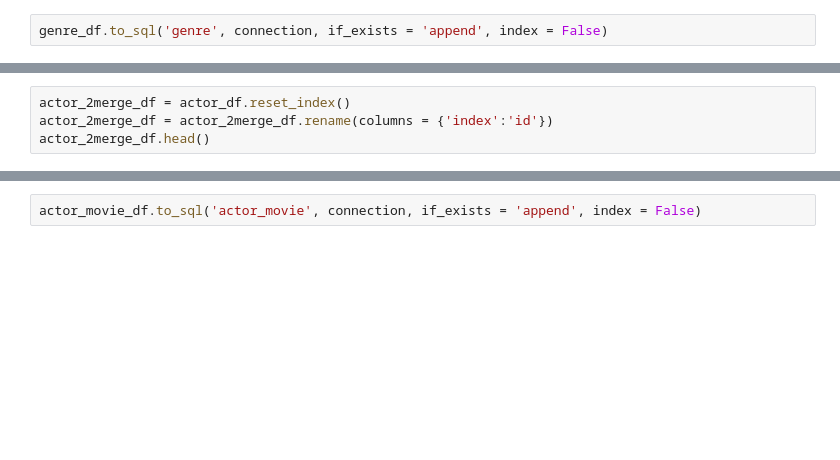
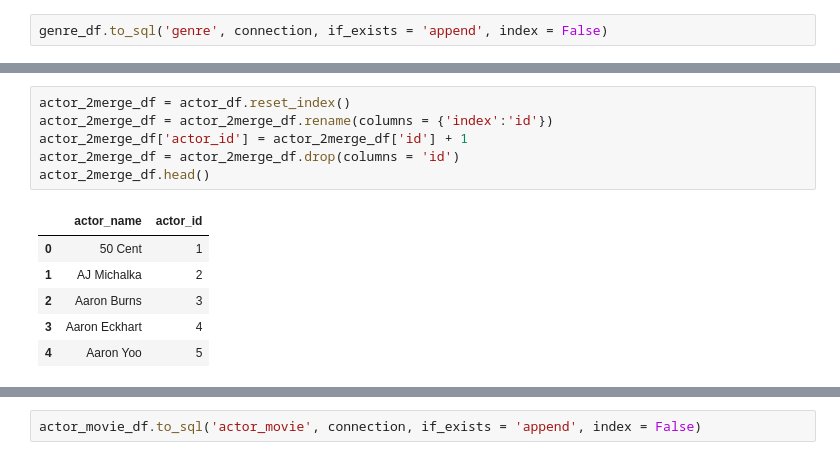
Before and after one commit to LSceleste/Movie-Data-Project, a Jupyter notebook: Create_Database.ipynb, the cells around one changed output, grey strips where cells are left out. Drawn from its saved outputs; the diff is of its cells as text; blank space fills up the shorter version.

```diff
--- a/Create_Database.ipynb
+++ b/Create_Database.ipynb
@@ -232,7 +287,16 @@ actorlist_df.head()
 # %%
 actor_2merge_df = actor_df.reset_index()
 actor_2merge_df = actor_2merge_df.rename(columns = {'index':'id'})
+actor_2merge_df['actor_id'] = actor_2merge_df['id'] + 1
+actor_2merge_df = actor_2merge_df.drop(columns = 'id')
 actor_2merge_df.head()
+# %% [output]
+|  | actor_name | actor_id |
+| 0 | 50 Cent | 1 |
+| 1 | AJ Michalka | 2 |
+| 2 | Aaron Burns | 3 |
+| 3 | Aaron Eckhart | 4 |
+| 4 | Aaron Yoo | 5 |
 # %%
 actorlist_df = actorlist_df.merge(actor_2merge_df,on = 'actor_name', how = 'inner')
 actorlist_df.head()
```
Also changed, not shown: parts of 30 cells of this notebook.
